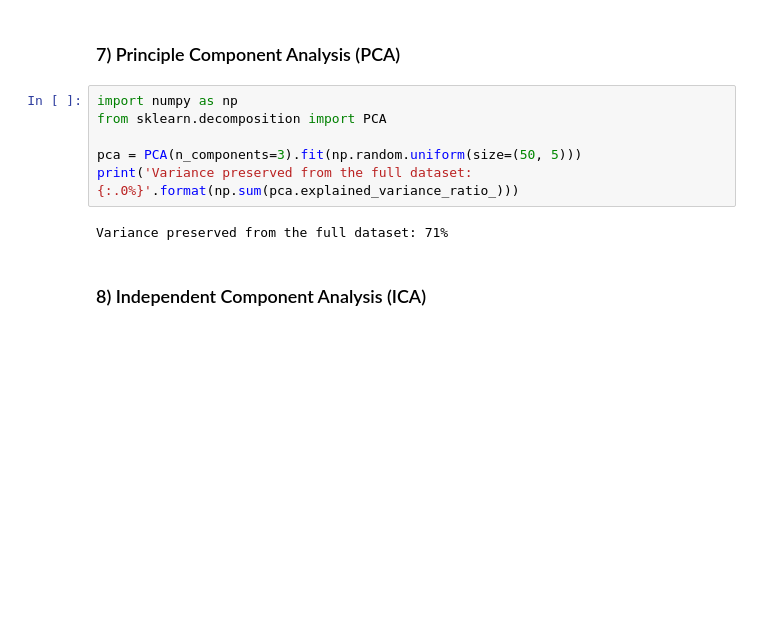
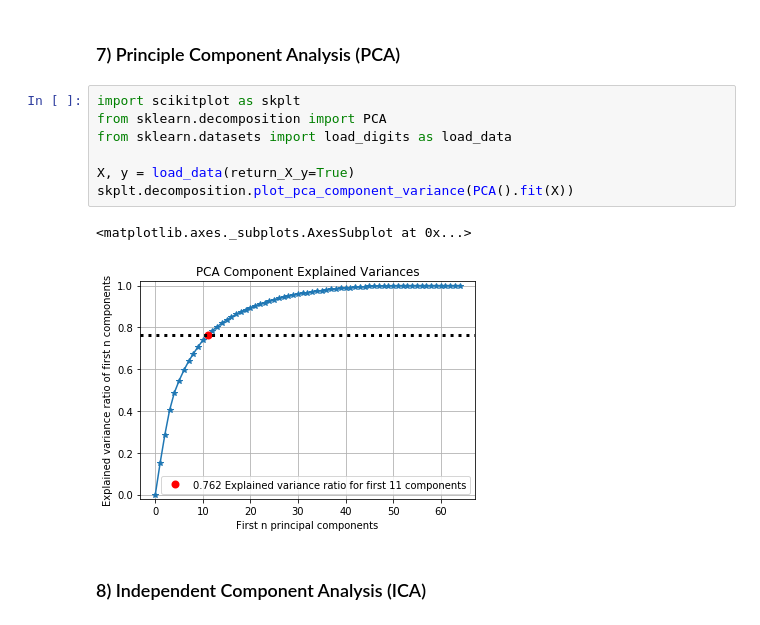
Before and after one commit to geoffreylink/Projects, a Jupyter notebook: 06 Machine Learning/10 Common Dimension Reduction Techniques in 10 lines.ipynb, the cells around one changed output. Saved outputs shown, nothing was run; the diff lists cells and outputs as text; blank space fills up the shorter version.

```diff
--- a/06 Machine Learning/10 Common Dimension Reduction Techniques in 10 lines.ipynb
+++ b/06 Machine Learning/10 Common Dimension Reduction Techniques in 10 lines.ipynb
@@ -85,14 +85,16 @@ Values near zero indicate lower value factors:
 3          -0.000000          0.000000           0.000000          -0.00000
 # %% [markdown]
 ### 7) Principle Component Analysis (PCA)
-# %%
-import numpy as np
-from sklearn.decomposition import PCA
-
-pca = PCA(n_components=3).fit(np.random.uniform(size=(50, 5)))
-print('Variance preserved from the full dataset: {:.0%}'.format(np.sum(pca.explained_variance_ratio_)))
-# %% [output]
-Variance preserved from the full dataset: 71%
+# %%
+import scikitplot as skplt
+from sklearn.decomposition import PCA
+from sklearn.datasets import load_digits as load_data
+
+X, y = load_data(return_X_y=True)
+skplt.decomposition.plot_pca_component_variance(PCA().fit(X))
+# %% [output]
+<matplotlib.axes._subplots.AxesSubplot at 0x...>
+[figure, added]
 # %% [markdown]
 ### 8) Independent Component Analysis (ICA)
 # %%
```
